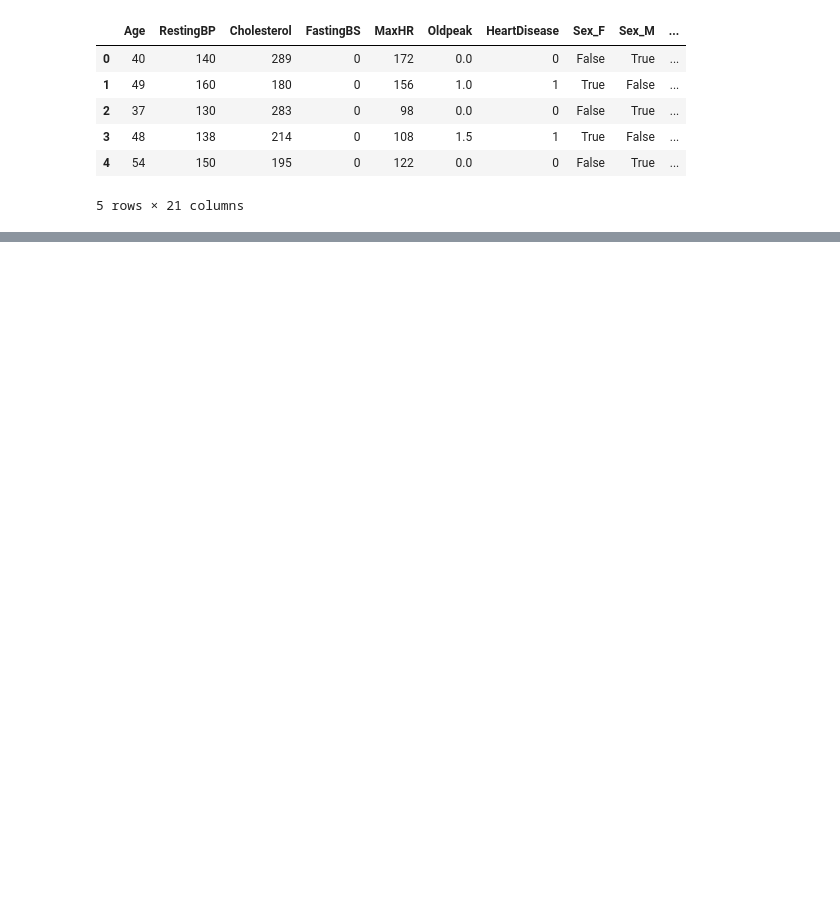
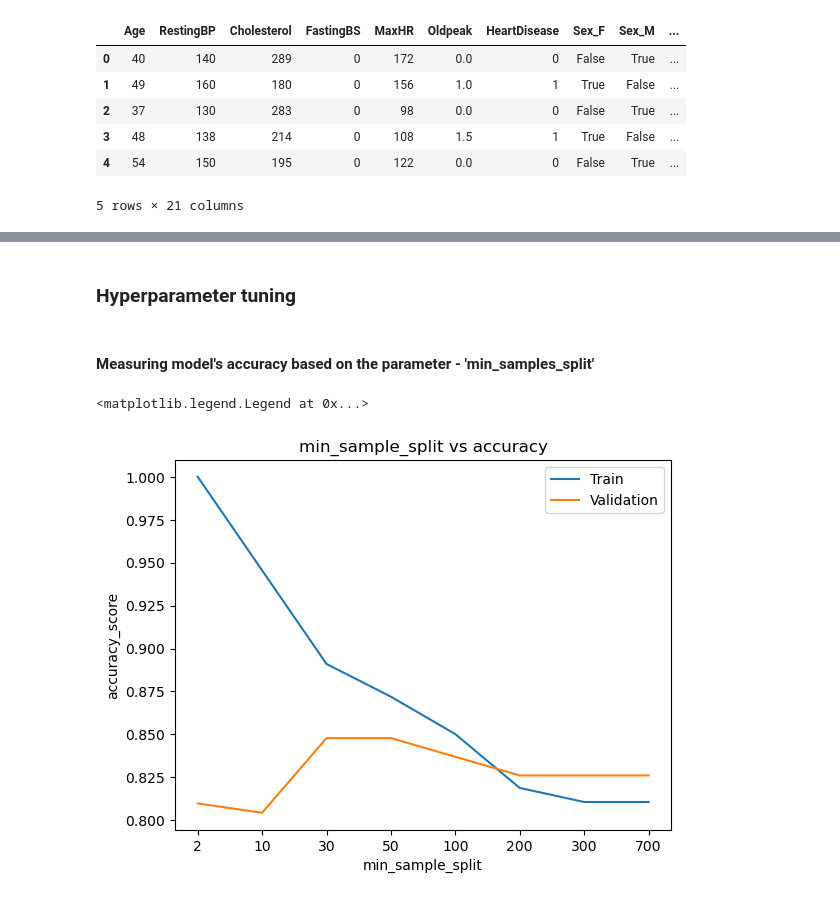
Before and after one commit to SatyakamShailesh/MachineLearningBasics, a Jupyter notebook: DecisionTrees-M2-W4/tree_ensemble_lab2.ipynb, the cells around one changed output, grey strips where cells are left out. Drawn from its saved outputs; the diff is of its cells as text; code cells hidden in the pictures; blank space fills up the shorter version.

Commit message:
Added lab for decision trees, random forest and xgboost

```diff
--- a/DecisionTrees-M2-W4/tree_ensemble_lab2.ipynb
+++ b/DecisionTrees-M2-W4/tree_ensemble_lab2.ipynb
@@ -32,9 +35,5 @@ cat_variables = ['Sex',
 'ExerciseAngina',
 'ST_Slope'
 ]
+
+df = pd.get_dummies(df, prefix=cat_variables, columns=cat_variables)
-# %%
-# This will replace the columns with the one-hot encoded ones and keep the columns outside 'columns' argument as it is.
-# This will replace the columns with the one-hot encoded ones and keep the columns outside 'columns' argument as it is.
-df = pd.get_dummies(data = df,
-                         prefix = cat_variables,
-                         columns = cat_variables)
@@ -58,0 +55,11 @@ print(len(features))
+# %%
+X_train = df[features]
+y_train = df['HeartDisease']
+
+print(f"Shape of X_train = {X_train.shape}")
+print(f"shape of y_train={y_train.shape}")
+
+X_train, X_val, y_train, y_val = train_test_split(X_train, y_train, train_size=0.8, random_state=RANDOM_STATE)
+
+print(f"Shape of training set = {X_train.shape}")
+print(f"Shape of cross validation set = {X_val.shape}")
@@ -58,0 +84,31 @@ print(len(features))
+# %%
+min_samples_split_list = [2, 10, 30, 50, 100, 200, 300, 700]
+max_depth_list = [2, 4, 8, 16, 32, 64, None]
+# %% [markdown]
+### Hyperparameter tuning
+# %% [markdown]
+#### Measuring model's accuracy based on the parameter - 'min_samples_split'
+# %%
+# Try different min_samples_split to see which one does better
+accuracy_score_train_list = []
+accuracy_scrore_val_list = []
+for min_samples_split in min_samples_split_list:
+    model = DecisionTreeClassifier(min_samples_split=min_samples_split, random_state=RANDOM_STATE)
+    model.fit(X_train, y_train)
+    y_pred_train = model.predict(X_train)
+    y_pred_val = model.predict(X_val)
+    accuracy_score_train = accuracy_score(y_train, y_pred_train)
+    accuracy_scrore_val = accuracy_score(y_val, y_pred_val)
+    accuracy_score_train_list.append(accuracy_score_train)
+    accuracy_scrore_val_list.append(accuracy_scrore_val)
+
+plt.title('min_sample_split vs accuracy')
+plt.xlabel('min_sample_split')
+plt.ylabel('accuracy_score')
+plt.xticks(ticks = range(len(min_samples_split_list)), labels=min_samples_split_list)
+plt.plot(accuracy_score_train_list)
+plt.plot(accuracy_scrore_val_list)
+plt.legend(['Train', 'Validation'])
+# %% [output]
+<matplotlib.legend.Legend at 0x...>
+[figure, added]
```
Also changed, not shown: parts of 27 cells of this notebook.
